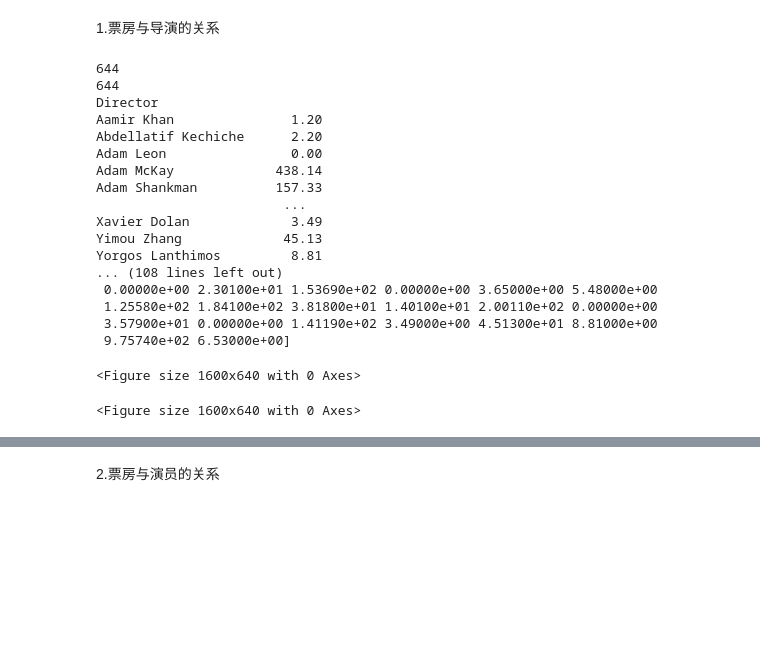
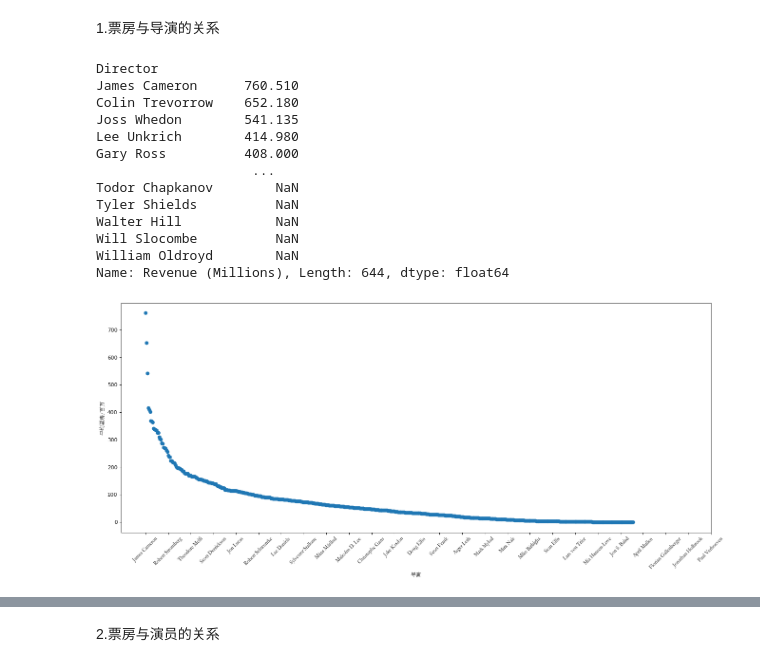
Before and after one commit to SJTU-wp/wangpan_python_primary, a Jupyter notebook: day55/pandas_practices.ipynb, the cells around one changed output, grey strips where cells are left out. Drawn from its saved outputs; the diff is of its cells as text; code cells hidden in the pictures; blank space fills up the shorter version.

```diff
--- a/day55/pandas_practices.ipynb
+++ b/day55/pandas_practices.ipynb
@@ -454,44 +533,48 @@ dtype: float64
 1.票房与导演的关系
 # %%
 import pandas as pd
-from matplotlib import pyplot as plt
+from matplotlib import pyplot as plt, font_manager
 
 file_path = "IMDB-Movie-Data.csv"
 df = pd.read_csv(file_path)
 
 # 导演的人数
-print(len(set(df["Director"].tolist())))
-print(len(df["Director"].unique()))
 director_num = len(df["Director"].unique())
 
 # 选择图形，散点图
-# 准备数据
-revenue = df["Revenue (Millions)"].groupby(df["Director"]).sum()
+# 准备数据，发现存在导演票房为0，不过用不到，姑且不表
+revenue = df["Revenue (Millions)"].groupby(df["Director"]).mean().sort_values(ascending=False)
 print(revenue)
 
+_x = revenue.index.tolist()
 _y = revenue.values
-# _x =
+
 # 设置图形大小
 plt.figure( figsize=(20, 8), dpi=80 )
 # 使用scatter绘制散点图
-# plt.scatter( x, y, label='3月份' )
+plt.scatter( _x, _y)
+
+my_font = font_manager.FontProperties( fname='C:\Windows\Fonts\STSONG.TTF', size=10 )
+
+_xticks_labels = [i for i in _x]
+plt.xticks( _x[::25], _xticks_labels[::25], fontproperties=my_font,rotation=45)
+
+plt.xlabel( '导演', fontproperties=my_font )
+plt.ylabel( '平均票房/百万', fontproperties=my_font )
+
+plt.show()
 # %% [output]
-644
-644
 Director
-Aamir Khan               1.20
-Abdellatif Kechiche      2.20
-Adam Leon                0.00
-Adam McKay             438.14
-Adam Shankman          157.33
-                        ...
-Xavier Dolan             3.49
-Yimou Zhang             45.13
-Yorgos Lanthimos         8.81
-... (108 lines left out)
- 0.00000e+00 2.30100e+01 1.53690e+02 0.00000e+00 3.65000e+00 5.48000e+00
- 1.25580e+02 1.84100e+02 3.81800e+01 1.40100e+01 2.00110e+02 0.00000e+00
- 3.57900e+01 0.00000e+00 1.41190e+02 3.49000e+00 4.51300e+01 8.81000e+00
- 9.75740e+02 6.53000e+00]
+James Cameron      760.510
+Colin Trevorrow    652.180
+Joss Whedon        541.135
+Lee Unkrich        414.980
+Gary Ross          408.000
+                    ...
+Todor Chapkanov        NaN
+Tyler Shields          NaN
+Walter Hill            NaN
+Will Slocombe          NaN
+William Oldroyd        NaN
+Name: Revenue (Millions), Length: 644, dtype: float64
-<Figure size 1600x640 with 0 Axes>
-<Figure size 1600x640 with 0 Axes>
+[figure, added]
```
Also changed, not shown: parts of 14 cells of this notebook, 7 other files.
